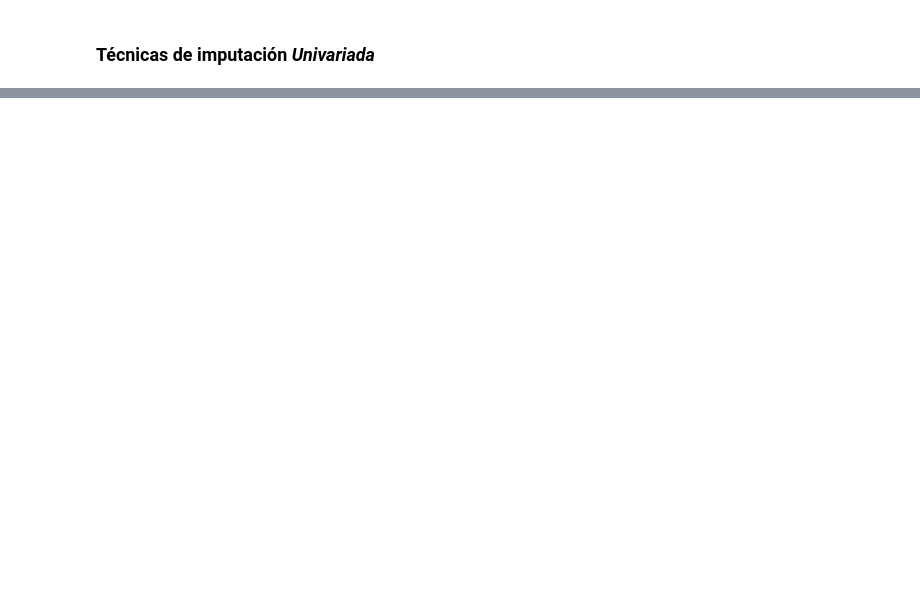
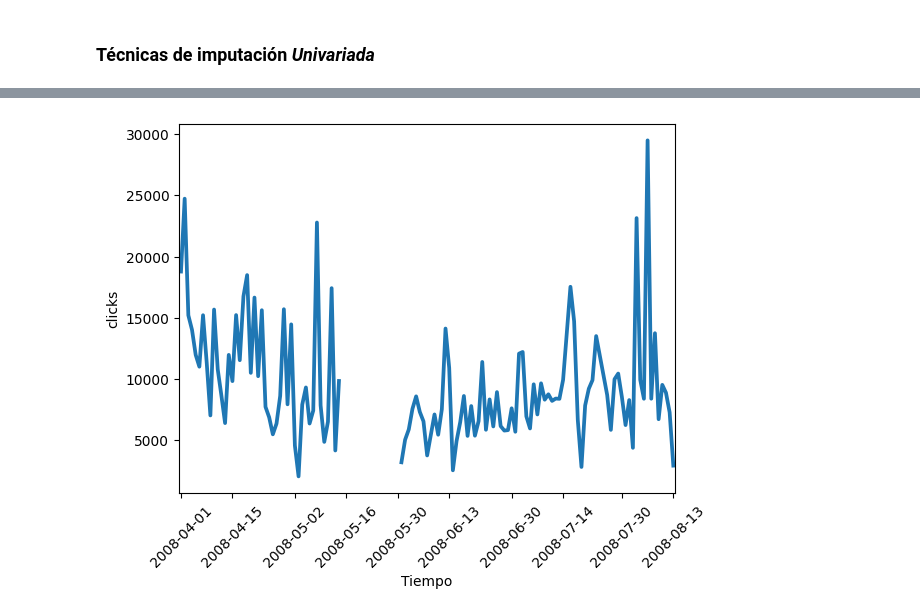
Before and after one commit to JairRamosG/Series_de_Tiempo, a Jupyter notebook: Datos_Faltantes/03_imputación_univariada.ipynb, the cells around one changed output, grey strips where cells are left out. Saved outputs shown, nothing was run; the diff lists cells and outputs as text; code cells hidden in the pictures; blank space fills up the shorter version.

```diff
--- a/Datos_Faltantes/03_imputación_univariada.ipynb
+++ b/Datos_Faltantes/03_imputación_univariada.ipynb
@@ -55,0 +63,8 @@ graficar_serie(df, obs = 'Valores')
+# %%
+clicks = pd.read_csv('datos/clicks_obs_faltantes.csv',
+                    parse_dates = ['fecha'],
+                    index_col = 'fecha')
+clicks
+graficar_serie(clicks, obs = 'clicks', titulo = 'Número de clicks')
+# %% [output]
+[figure, added]
```
Also changed, not shown: parts of 7 cells of this notebook.
